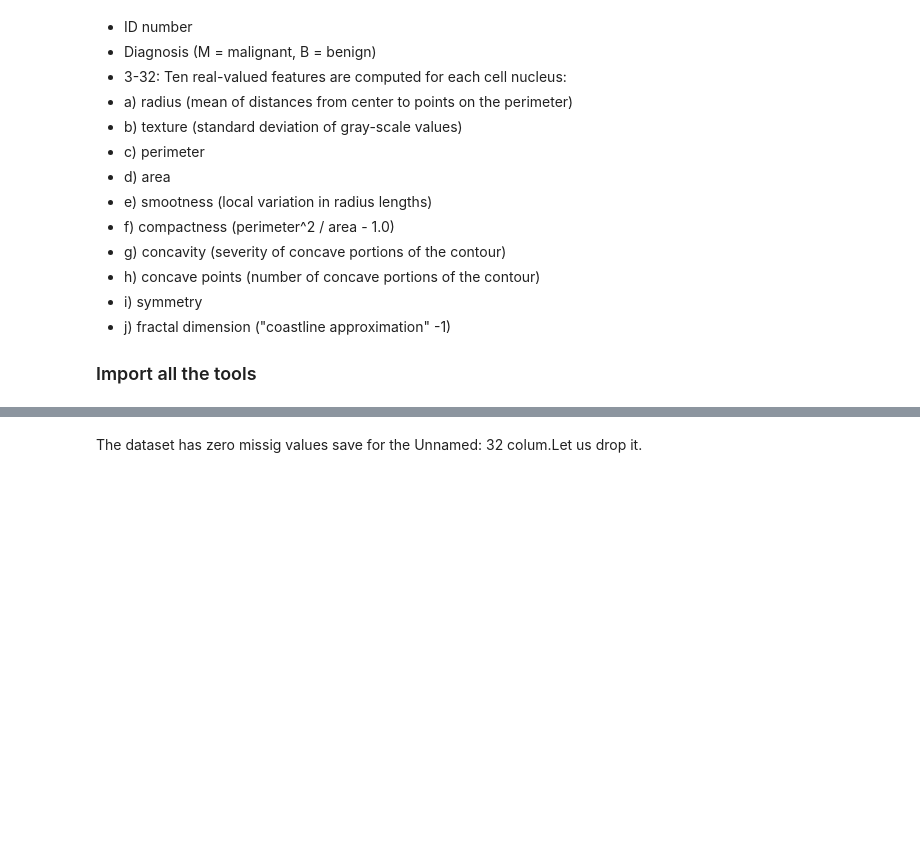
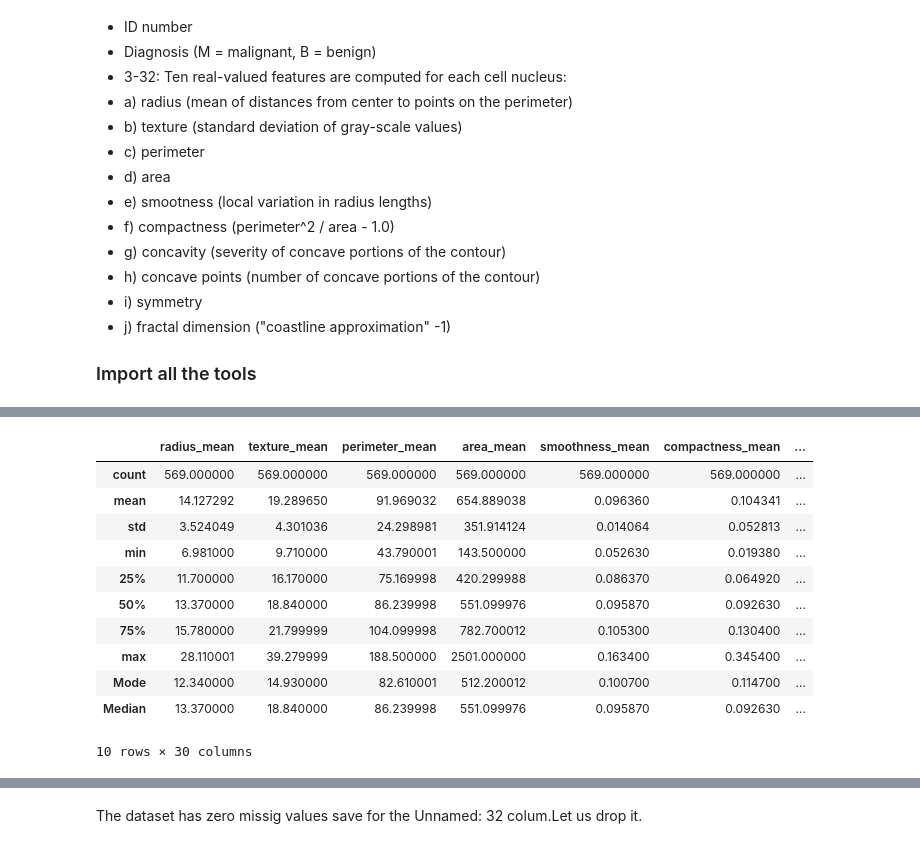
Before and after one commit to bwibokhaabi/causal_inference, a Jupyter notebook: notebooks/eda.ipynb, the cells around one changed output, grey strips where cells are left out. Saved outputs shown, nothing was run; the diff lists cells and outputs as text; code cells hidden in the pictures; blank space fills up the shorter version.

```diff
--- a/notebooks/eda.ipynb
+++ b/notebooks/eda.ipynb
@@ -130,0 +81,3 @@ dtype: int64
+# %%
+explorer = DataInfo(df)
+#initialize module to get data overview
@@ -130,0 +177,15 @@ dtype: int64
+# %%
+explorer.get_dispersion_params()
+# %% [output]
+|  | radius_mean | texture_mean | perimeter_mean | area_mean | smoothness_mean | compactness_mean | ... |
+| count | 569.000000 | 569.000000 | 569.000000 | 569.000000 | 569.000000 | 569.000000 | ... |
+| mean | 14.127292 | 19.289650 | 91.969032 | 654.889038 | 0.096360 | 0.104341 | ... |
+| std | 3.524049 | 4.301036 | 24.298981 | 351.914124 | 0.014064 | 0.052813 | ... |
+| min | 6.981000 | 9.710000 | 43.790001 | 143.500000 | 0.052630 | 0.019380 | ... |
+| 25% | 11.700000 | 16.170000 | 75.169998 | 420.299988 | 0.086370 | 0.064920 | ... |
+| 50% | 13.370000 | 18.840000 | 86.239998 | 551.099976 | 0.095870 | 0.092630 | ... |
+| 75% | 15.780000 | 21.799999 | 104.099998 | 782.700012 | 0.105300 | 0.130400 | ... |
+| max | 28.110001 | 39.279999 | 188.500000 | 2501.000000 | 0.163400 | 0.345400 | ... |
+| Mode | 12.340000 | 14.930000 | 82.610001 | 512.200012 | 0.100700 | 0.114700 | ... |
+| Median | 13.370000 | 18.840000 | 86.239998 | 551.099976 | 0.095870 | 0.092630 | ... |
+10 rows × 30 columns
```
Also changed, not shown: parts of 45 cells of this notebook, 2 other files.
